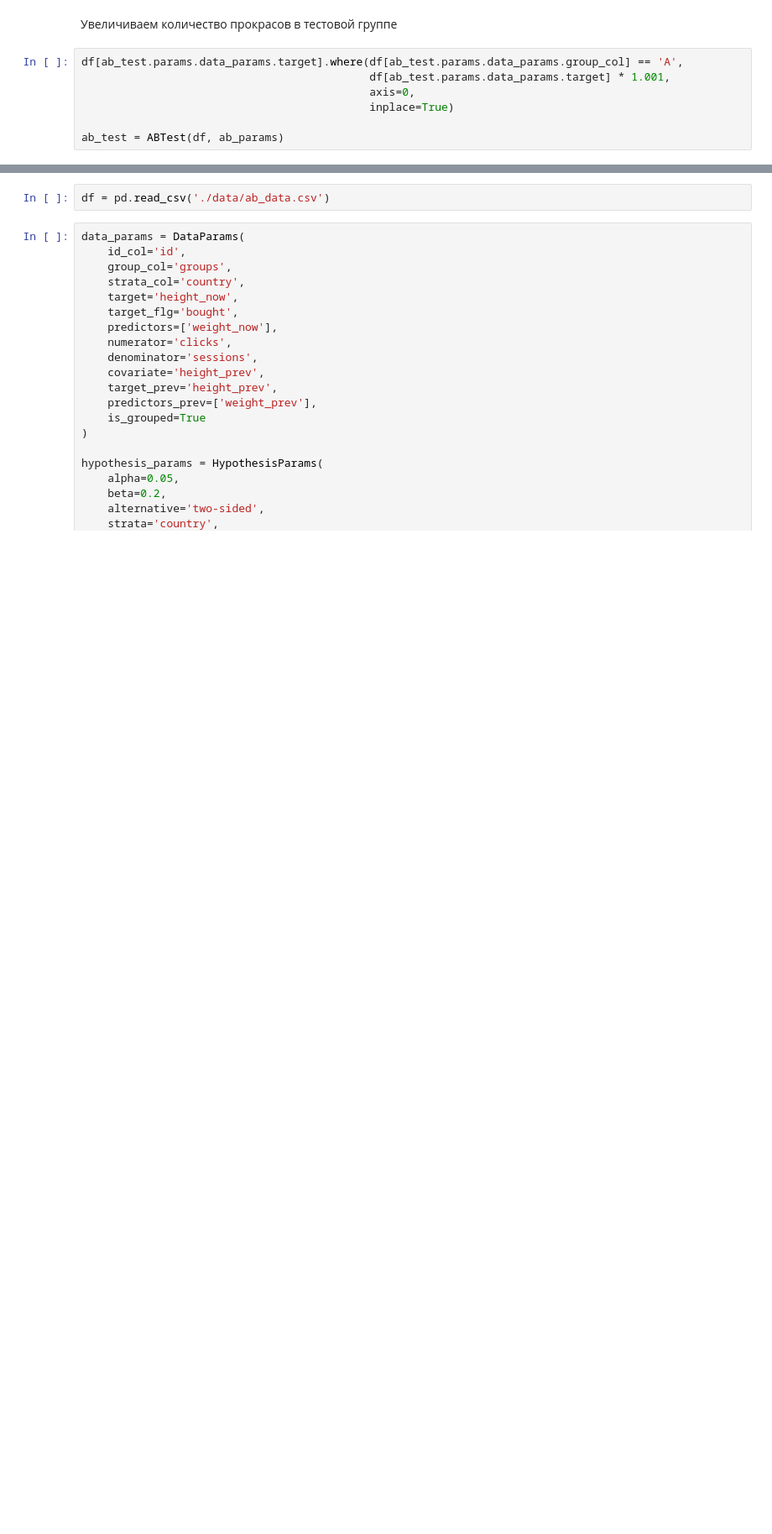
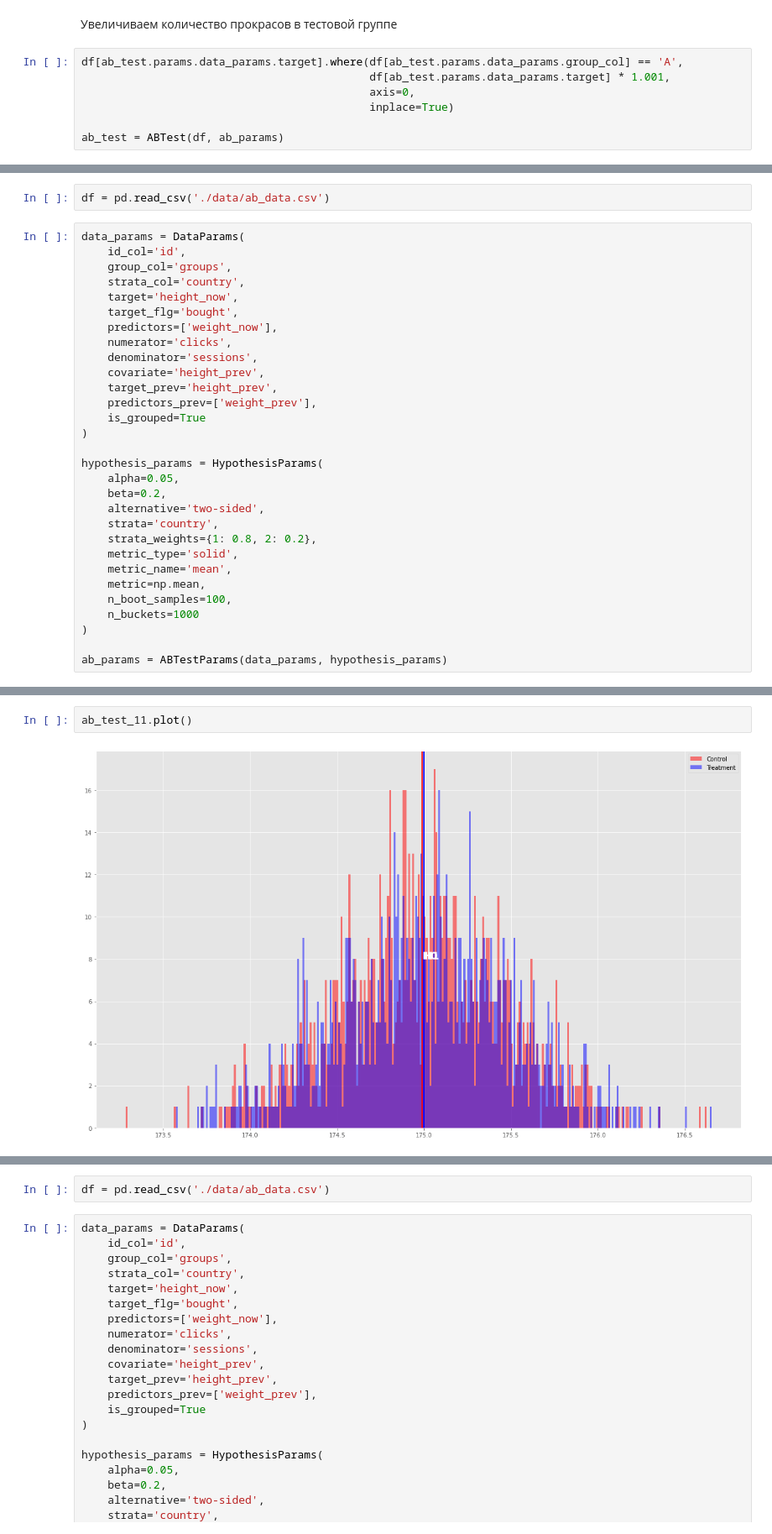
Before and after one commit to educauchy/abacus, a Jupyter notebook: examples/abacus_demo.ipynb, the cells around one changed output, grey strips where cells are left out. Shown: that part at 84% size. Drawn from its saved outputs; the diff is of its cells as text; blank space fills up the shorter version.

```diff
--- a/examples/abacus_demo.ipynb
+++ b/examples/abacus_demo.ipynb
@@ -108,0 +115,32 @@ welch_test: {'stat': -8.275588883468059, 'p-value': 1.2859564365137272e-16, 'res
+# %%
+df = pd.read_csv('./data/ab_data.csv')
+# %%
+data_params = DataParams(
+    id_col='id',
+    group_col='groups',
+    strata_col='country',
+    target='height_now',
+    target_flg='bought',
+    predictors=['weight_now'],
+    numerator='clicks',
+    denominator='sessions',
+    covariate='height_prev',
+    target_prev='height_prev',
+    predictors_prev=['weight_prev'],
+    is_grouped=True
+)
+
+hypothesis_params = HypothesisParams(
+    alpha=0.05,
+    beta=0.2,
+    alternative='two-sided',
+    strata='country',
+    strata_weights={1: 0.8, 2: 0.2},
+    metric_type='solid',
+    metric_name='mean',
+    metric=np.mean,
+    n_boot_samples=100,
+    n_buckets=1000
+)
+
+ab_params = ABTestParams(data_params, hypothesis_params)
@@ -109 +166,5 @@ welch_test: {'stat': -8.275588883468059, 'p-value': 1.2859564365137272e-16, 'res
+# %%
+ab_test_11.plot()
+# %% [output]
+[figure, added]
 # %% [markdown]
```
Also changed, not shown: parts of 30 cells of this notebook, 2 other files.
